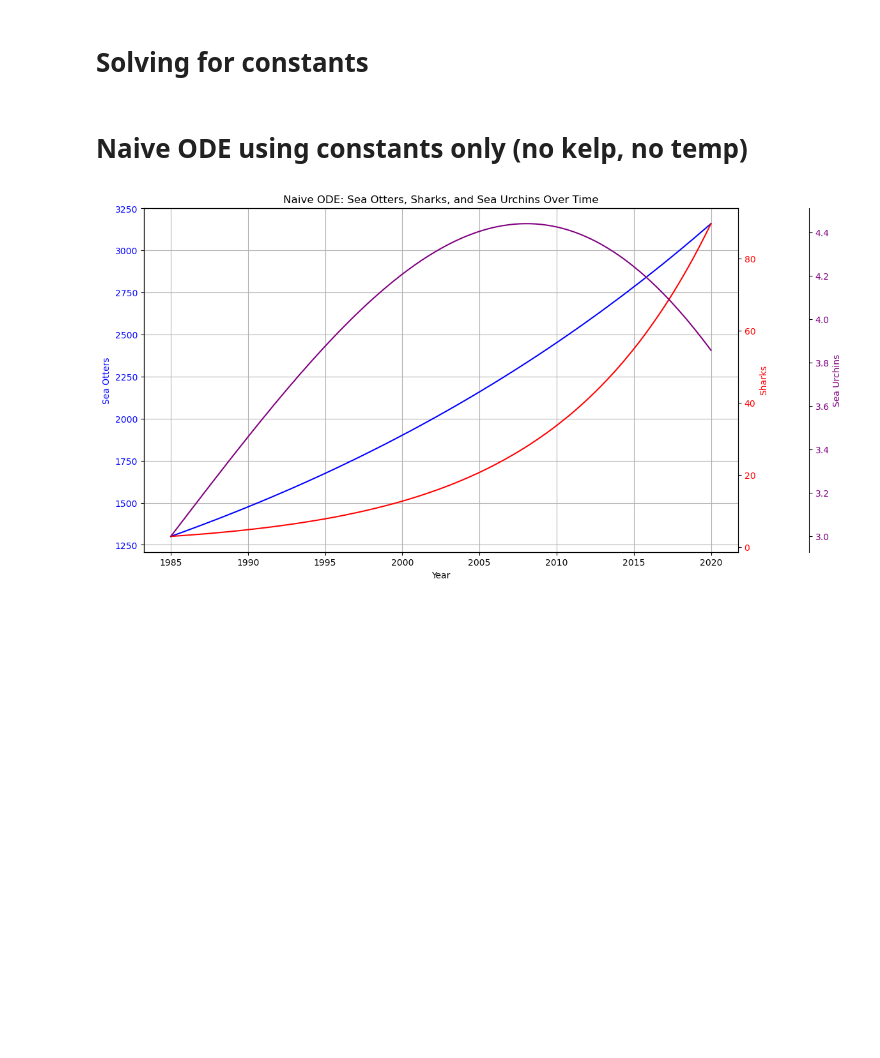
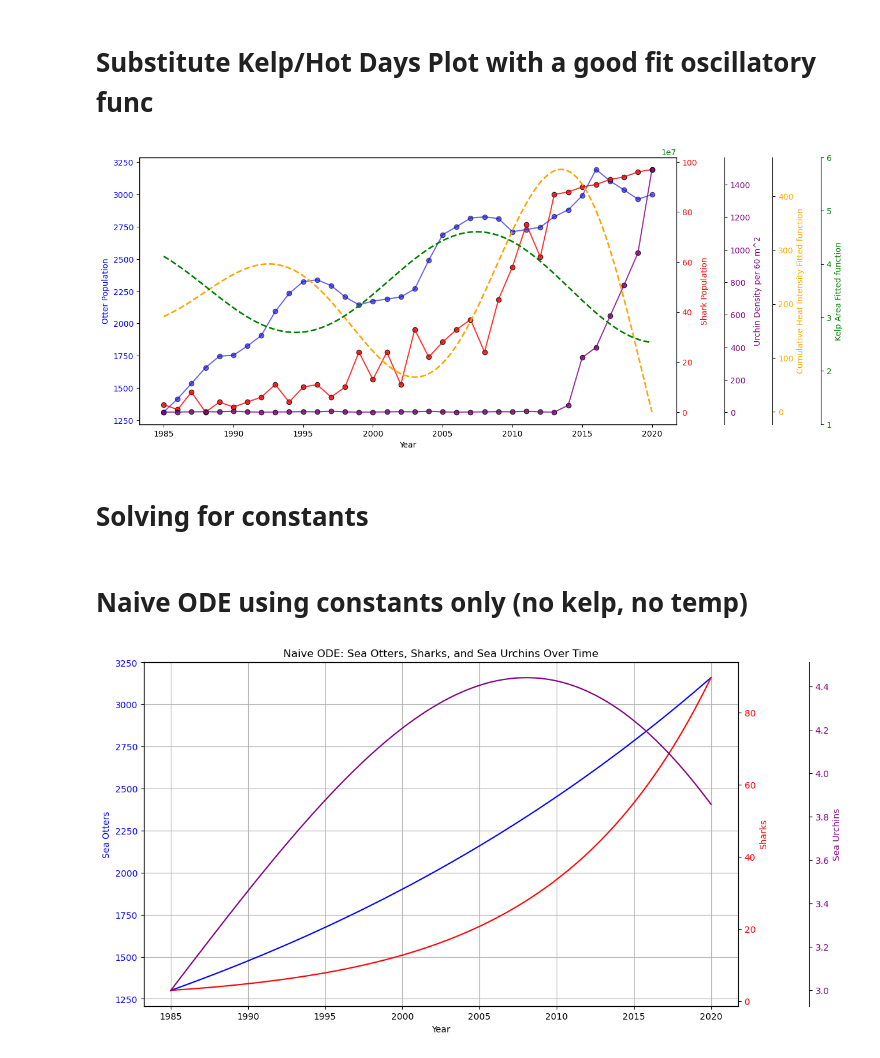
Before and after one commit to doralayanto/UW_AMATH383_SoCal_Marine_Dynamics, a Jupyter notebook: display_processed_data.ipynb, the cells around one changed output. Drawn from its saved outputs; the diff is of its cells as text; code cells hidden in the pictures; blank space fills up the shorter version.

```diff
--- a/display_processed_data.ipynb
+++ b/display_processed_data.ipynb
@@ -62,3 +63,71 @@ plt.show()
+# %% [markdown]
+# Substitute Kelp/Hot Days Plot with a good fit oscillatory func
+# %%
+# Create the figure and first axis
+fig, ax1 = plt.subplots(figsize=(12, 6))
+
+# Define the function
+def hotdays_function(x):
+    return 4.866e-49 * np.sin(0.3 * (x+3)) * np.exp(0.058 * x) + 200.1605
+
+# Generate x values based on the range of your data
+hot_x = np.linspace(min(processed_otter["Year"]), max(processed_otter["Year"]), 300)
+hot_y = hotdays_function(hot_x)
+
+# Define the function
+def kelp_function(x):
+    return 2.8630 * np.sin(0.2418 * x + 0.0061) * np.exp(0.0075 * x) + 36164490.4391
+    #return 50000000000000 * np.sin(0.25 * x - 4.5) * np.exp(-0.015 * x) + 1310000000000.1605
+
+# Generate x values based on the range of your data
+kelp_x = np.linspace(min(processed_otter["Year"]), max(processed_otter["Year"]), 300)
+kelp_y = kelp_function(kelp_x)
+
+
+# Otter Population
+ax1.scatter(processed_otter["Year"], processed_otter["Total_Pop"], color="blue", alpha=0.6, edgecolors="black", label="Otter Population")
+ax1.plot(processed_otter["Year"], processed_otter["Total_Pop"], color="blue", alpha=0.6)  # Connect points
+ax1.set_xlabel("Year")
+ax1.set_ylabel("Otter Population", color="blue")
+ax1.tick_params(axis="y", labelcolor="blue")
+
+# Shark Population
+ax2 = ax1.twinx()
+ax2.scatter(processed_shark["Year"], processed_shark["Total_Pop"], color="red", alpha=0.8, edgecolors="black", label="Shark Population")
+ax2.plot(processed_shark["Year"], processed_shark["Total_Pop"], color="red", alpha=0.8)  # Connect points
+ax2.set_ylabel("Shark Population", color="red")
+ax2.tick_params(axis="y", labelcolor="red")
+
+# Urchin Density
+ax3 = ax1.twinx()
+ax3.spines["right"].set_position(("outward", 60))
+ax3.scatter(processed_urchin["Year"], processed_urchin["Avg_Density"], color="purple", alpha=0.8, edgecolors="black", label="Urchin Density")
+ax3.plot(processed_urchin["Year"], processed_urchin["Avg_Density"], color="purple", alpha=0.8)  # Connect points
+ax3.set_ylabel("Urchin Density per 60 m^2", color="purple")
+ax3.tick_params(axis="y", labelcolor="purple")
+
+# Overlay function axis
+ax4 = ax1.twinx()
+ax4.spines["right"].set_position(("outward", 120))  # Further separate this axis
+ax4.plot(hot_x, hot_y, color="orange", linestyle="--", linewidth=2, label="Hot Days Estimate")
+ax4.set_ylabel("Cumulative Heat Intensity Fitted function", color="orange")
+ax4.tick_params(axis="y", labelcolor="orange")
+
+# Overlay function axis
+ax5 = ax1.twinx()
+ax5.spines["right"].set_position(("outward", 180))  # Further separate this axis
+ax5.plot(kelp_x, kelp_y, color="green", linestyle="--", linewidth=2, label="Kelp Area Estimate")
+ax5.set_ylabel("Kelp Area Fitted function", color="green")
+ax5.tick_params(axis="y", labelcolor="green")
+ax5.set_ylim([1e7, 6e7])
+
+
+# Title
+
+# Show the plot
+plt.show()
+# %% [output]
+[figure, added]
 # %% [markdown]
 # Solving for constants
 # %% [markdown]
```
Also changed, not shown: parts of 3 cells of this notebook.
